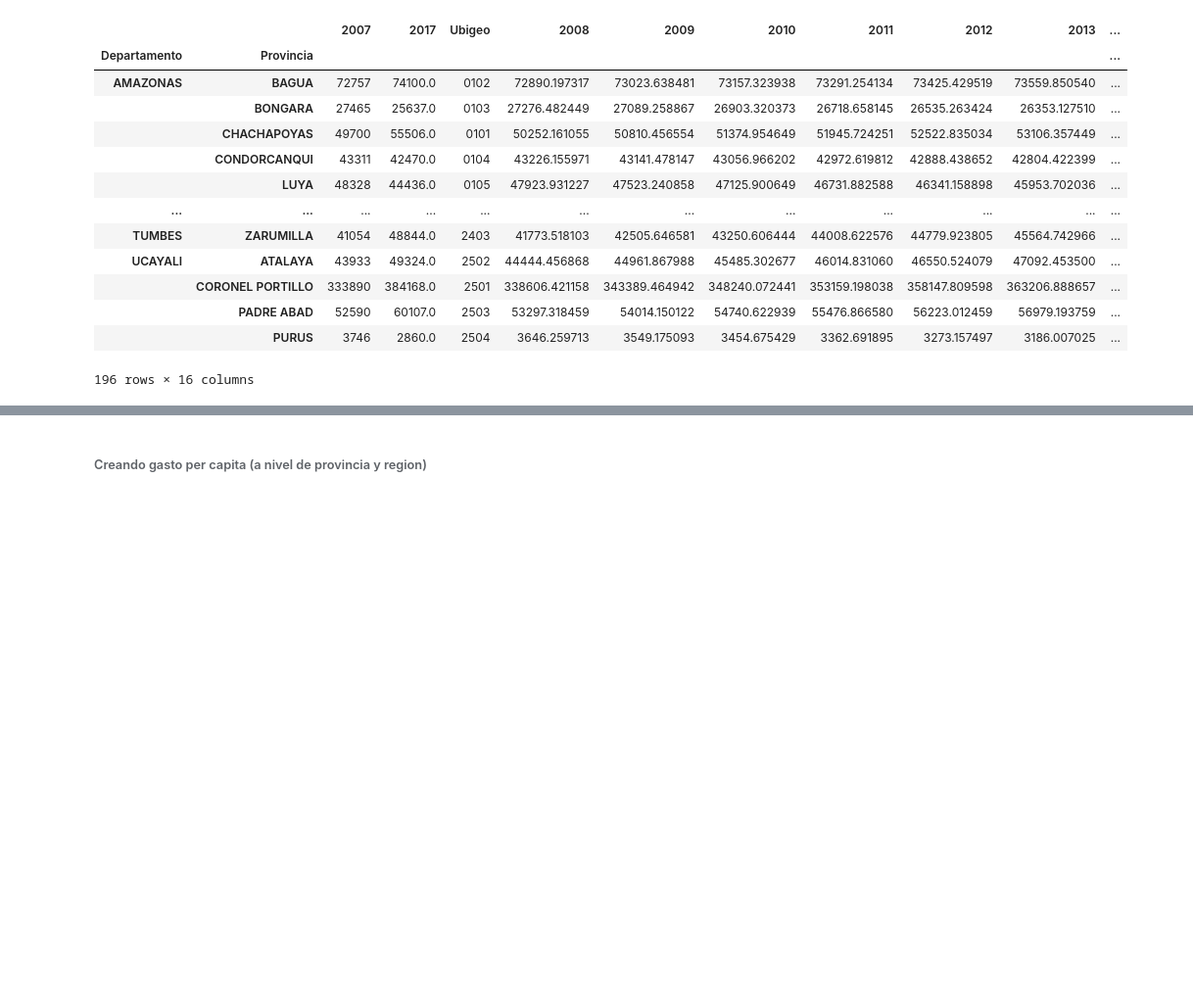
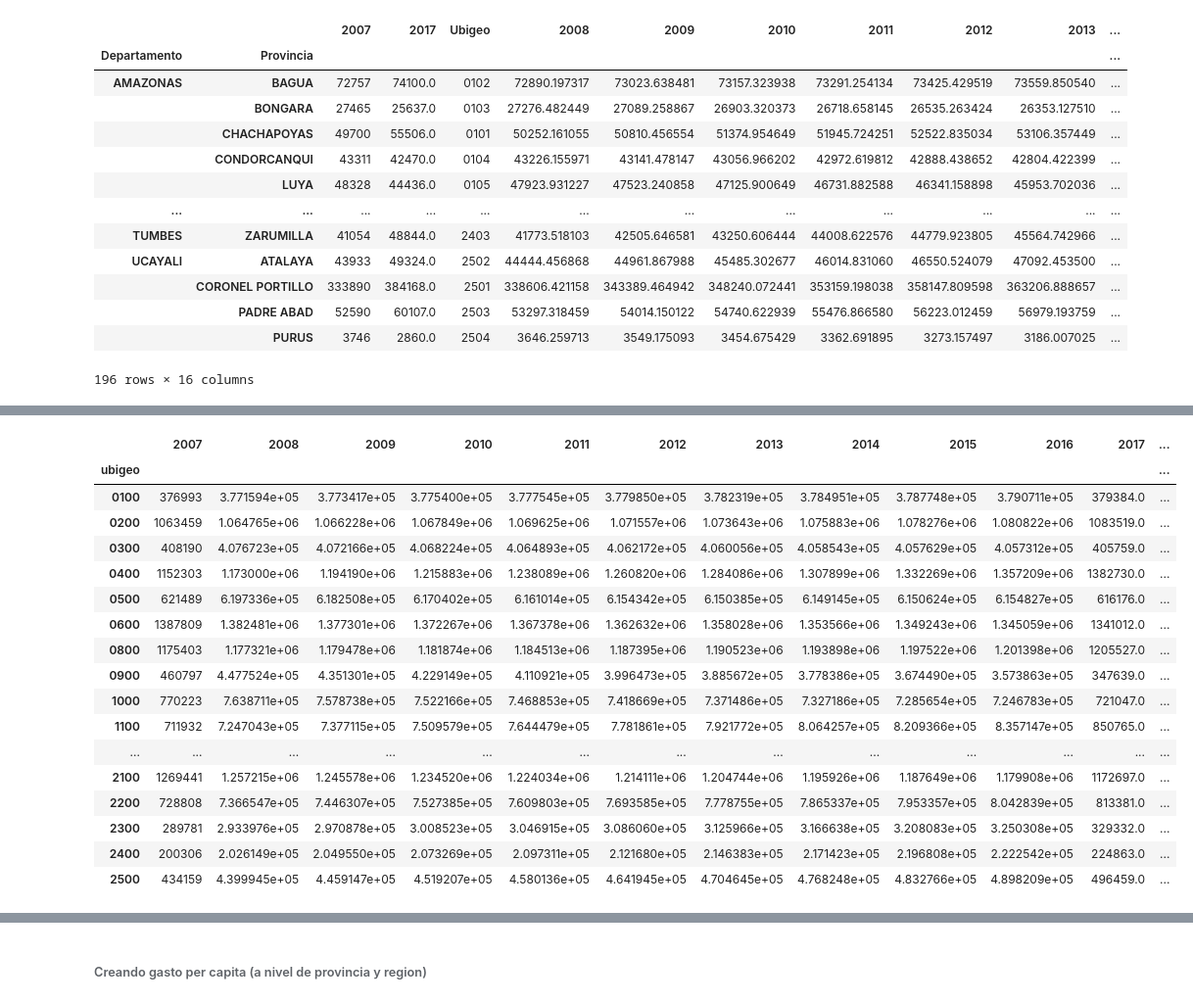
Before and after one commit to Erick11293/repo-intro, a Jupyter notebook: notebooks/gastos-provincia.ipynb, the cells around one changed output, grey strips where cells are left out. Shown at 98% size. Cells and saved outputs as stored; diff of their text form; code cells hidden in the pictures; blank space fills up the shorter version.

```diff
--- a/notebooks/gastos-provincia.ipynb
+++ b/notebooks/gastos-provincia.ipynb
@@ -50,6 +67,27 @@ populationpr = (populationpp
                 .groupby('ubigeo') # Se agrupa por el nuevo ubigeo
                 .sum() #Se suma
                )
+# %%
+populationpr
+# %% [output]
+|  | 2007 | 2008 | 2009 | 2010 | 2011 | 2012 | 2013 | 2014 | 2015 | 2016 | 2017 | ... |
+| ubigeo |  |  |  |  |  |  |  |  |  |  |  | ... |
+| 0100 | 376993 | 3.771594e+05 | 3.773417e+05 | 3.775400e+05 | 3.777545e+05 | 3.779850e+05 | 3.782319e+05 | 3.784951e+05 | 3.787748e+05 | 3.790711e+05 | 379384.0 | ... |
+| 0200 | 1063459 | 1.064765e+06 | 1.066228e+06 | 1.067849e+06 | 1.069625e+06 | 1.071557e+06 | 1.073643e+06 | 1.075883e+06 | 1.078276e+06 | 1.080822e+06 | 1083519.0 | ... |
+| 0300 | 408190 | 4.076723e+05 | 4.072166e+05 | 4.068224e+05 | 4.064893e+05 | 4.062172e+05 | 4.060056e+05 | 4.058543e+05 | 4.057629e+05 | 4.057312e+05 | 405759.0 | ... |
+| 0400 | 1152303 | 1.173000e+06 | 1.194190e+06 | 1.215883e+06 | 1.238089e+06 | 1.260820e+06 | 1.284086e+06 | 1.307899e+06 | 1.332269e+06 | 1.357209e+06 | 1382730.0 | ... |
+| 0500 | 621489 | 6.197336e+05 | 6.182508e+05 | 6.170402e+05 | 6.161014e+05 | 6.154342e+05 | 6.150385e+05 | 6.149145e+05 | 6.150624e+05 | 6.154827e+05 | 616176.0 | ... |
+| 0600 | 1387809 | 1.382481e+06 | 1.377301e+06 | 1.372267e+06 | 1.367378e+06 | 1.362632e+06 | 1.358028e+06 | 1.353566e+06 | 1.349243e+06 | 1.345059e+06 | 1341012.0 | ... |
+| 0800 | 1175403 | 1.177321e+06 | 1.179478e+06 | 1.181874e+06 | 1.184513e+06 | 1.187395e+06 | 1.190523e+06 | 1.193898e+06 | 1.197522e+06 | 1.201398e+06 | 1205527.0 | ... |
+| 0900 | 460797 | 4.477524e+05 | 4.351301e+05 | 4.229149e+05 | 4.110921e+05 | 3.996473e+05 | 3.885672e+05 | 3.778386e+05 | 3.674490e+05 | 3.573863e+05 | 347639.0 | ... |
+| 1000 | 770223 | 7.638711e+05 | 7.578738e+05 | 7.522166e+05 | 7.468853e+05 | 7.418669e+05 | 7.371486e+05 | 7.327186e+05 | 7.285654e+05 | 7.246783e+05 | 721047.0 | ... |
+| 1100 | 711932 | 7.247043e+05 | 7.377115e+05 | 7.509579e+05 | 7.644479e+05 | 7.781861e+05 | 7.921772e+05 | 8.064257e+05 | 8.209366e+05 | 8.357147e+05 | 850765.0 | ... |
+| ... | ... | ... | ... | ... | ... | ... | ... | ... | ... | ... | ... | ... |
+| 2100 | 1269441 | 1.257215e+06 | 1.245578e+06 | 1.234520e+06 | 1.224034e+06 | 1.214111e+06 | 1.204744e+06 | 1.195926e+06 | 1.187649e+06 | 1.179908e+06 | 1172697.0 | ... |
+| 2200 | 728808 | 7.366547e+05 | 7.446307e+05 | 7.527385e+05 | 7.609803e+05 | 7.693585e+05 | 7.778755e+05 | 7.865337e+05 | 7.953357e+05 | 8.042839e+05 | 813381.0 | ... |
+| 2300 | 289781 | 2.933976e+05 | 2.970878e+05 | 3.008523e+05 | 3.046915e+05 | 3.086060e+05 | 3.125966e+05 | 3.166638e+05 | 3.208083e+05 | 3.250308e+05 | 329332.0 | ... |
+| 2400 | 200306 | 2.026149e+05 | 2.049550e+05 | 2.073269e+05 | 2.097311e+05 | 2.121680e+05 | 2.146383e+05 | 2.171423e+05 | 2.196808e+05 | 2.222542e+05 | 224863.0 | ... |
+| 2500 | 434159 | 4.399945e+05 | 4.459147e+05 | 4.519207e+05 | 4.580136e+05 | 4.641945e+05 | 4.704645e+05 | 4.768248e+05 | 4.832766e+05 | 4.898209e+05 | 496459.0 | ... |
 # %%
 # Se concatenan ambas bases (equivalente a un append en stata)
 populationb = pd.concat([populationpp,populationpr]).stack()
```
Also changed, not shown: parts of 4 cells of this notebook, 3 other files.
